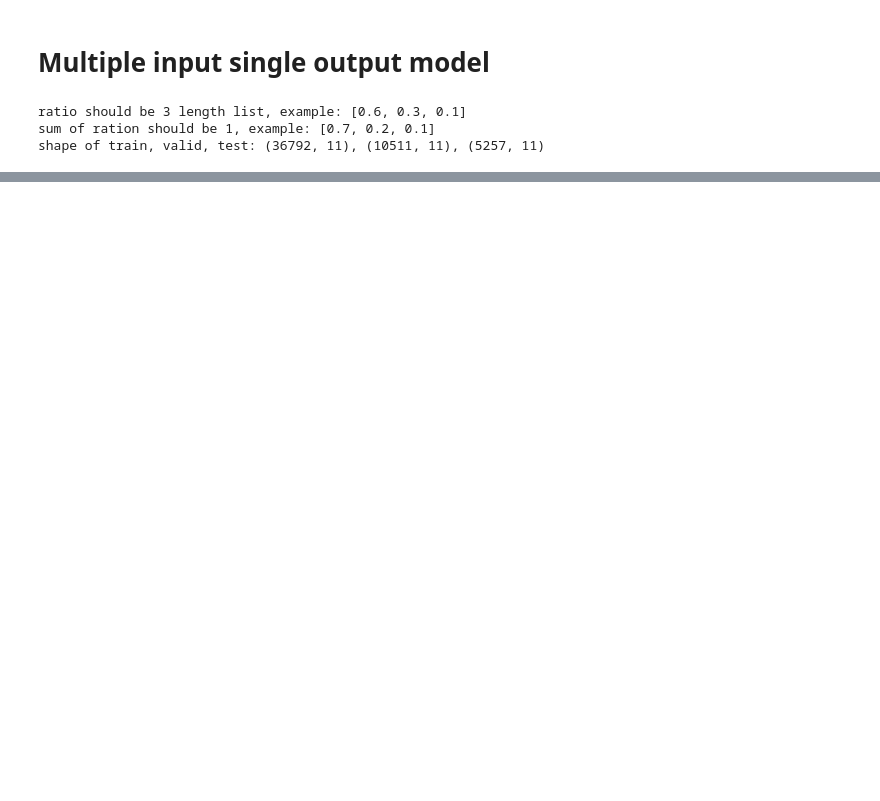
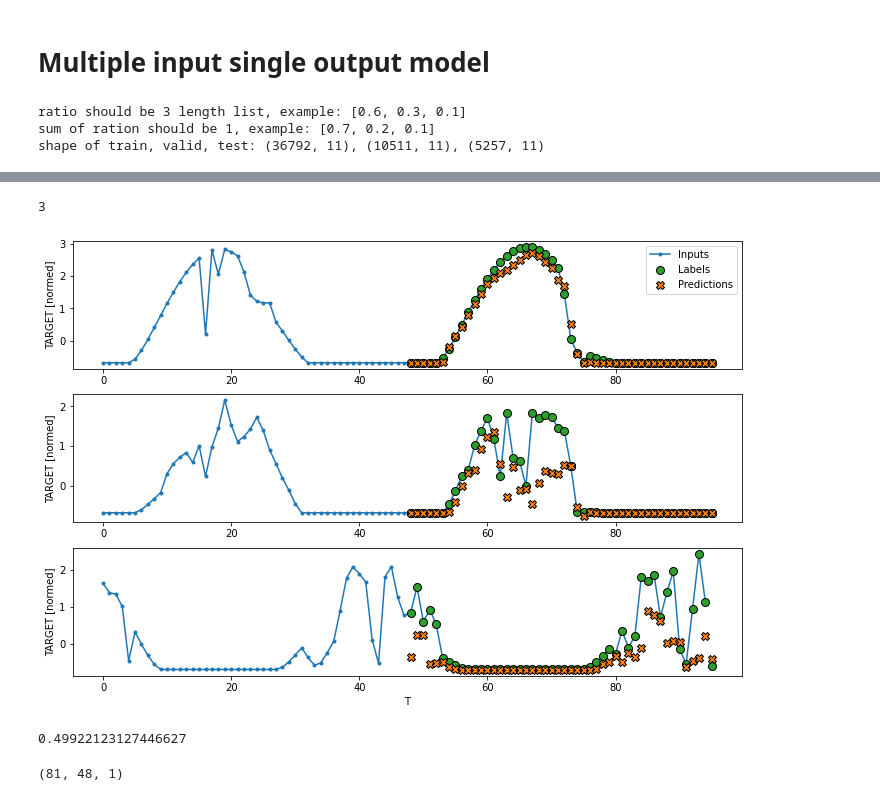
Before and after one commit to parkjuida/dacon, a Jupyter notebook: 235680/multiple_model.ipynb, the cells around one changed output, grey strips where cells are left out. Drawn from its saved outputs; the diff is of its cells as text; code cells hidden in the pictures; blank space fills up the shorter version.

Commit message:
Add convolution simple model

```diff
--- a/235680/multiple_model.ipynb
+++ b/235680/multiple_model.ipynb
@@ -96,0 +126,15 @@ conv_window_scaled.plot(simple_convolution)
+# %%
+CONV_WIDTH = 48
+LABEL_WIDTH = 48
+INPUT_WIDTH = LABEL_WIDTH + (CONV_WIDTH - 1)
+wide_conv_window = WindowGenerator(
+    scaled_train_df,
+    scaled_valid_df,
+    scaled_test_df,
+    input_width=INPUT_WIDTH,
+    label_width=LABEL_WIDTH,
+    shift=1,
+    label_columns=["TARGET"]
+)
+
+wide_conv_window
@@ -96,0 +150,11 @@ conv_window_scaled.plot(simple_convolution)
+# %%
+wide_conv_window.plot(simple_convolution)
+# %% [output]
+3
+[figure, added]
+# %%
+scaled_pred_y = simple_convolution.predict(wide_conv_window.test_for_predict)
+pred_y = inverse_standard_scale(train_df["TARGET"], scaled_pred_y)
+pinball_loss_numpy(true_y[47:], pred_y.reshape(-1, 48, 1)[:, -1, :].reshape(-1), 0.1)
+# %% [output]
+0.49922123127446627
@@ -96,0 +171,4 @@ conv_window_scaled.plot(simple_convolution)
+# %%
+scaled_y_pred.shape
+# %% [output]
+(81, 48, 1)
```
Also changed, not shown: parts of 11 cells of this notebook, 1 other file.
